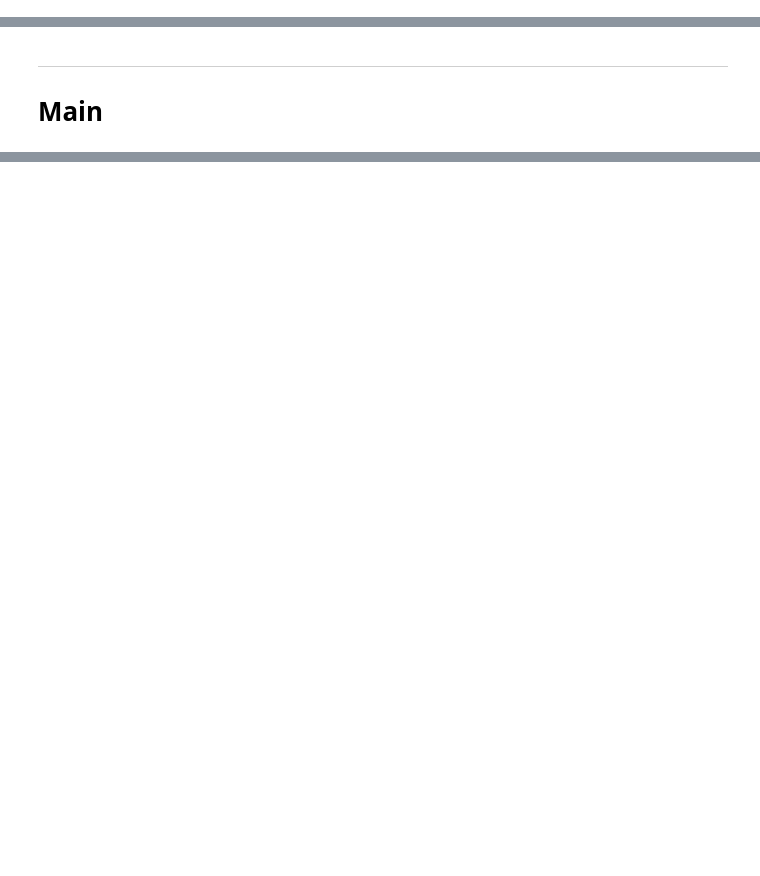
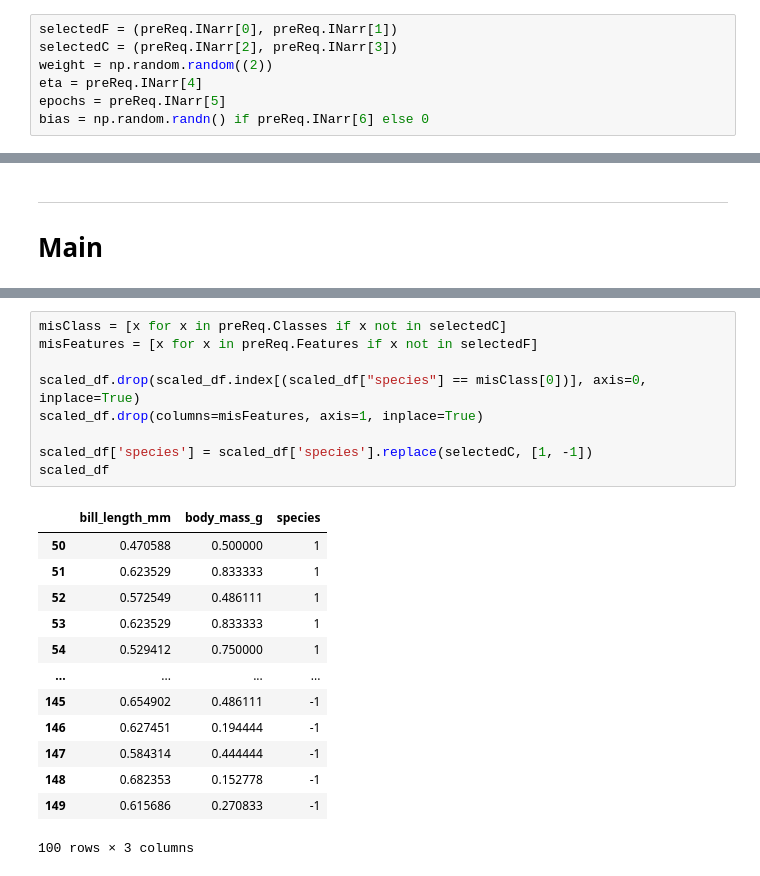
Before and after one commit to AhmedNasser1601/Penguins-Classifier, a Jupyter notebook: Model.ipynb, the cells around one changed output, grey strips where cells are left out. Drawn from its saved outputs; the diff is of its cells as text; blank space fills up the shorter version.

```diff
--- a/Model.ipynb
+++ b/Model.ipynb
@@ -49,3 +50,10 @@ scaled_df
+# %%
+selectedF = (preReq.INarr[0], preReq.INarr[1])
+selectedC = (preReq.INarr[2], preReq.INarr[3])
+weight = np.random.random((2))
+eta = preReq.INarr[4]
+epochs = preReq.INarr[5]
+bias = np.random.randn() if preReq.INarr[6] else 0
 # %% [markdown]
 ---
 # Visualizations
@@ -83,0 +92,23 @@ visualizeData()
+# %%
+misClass = [x for x in preReq.Classes if x not in selectedC]
+misFeatures = [x for x in preReq.Features if x not in selectedF]
+
+scaled_df.drop(scaled_df.index[(scaled_df["species"] == misClass[0])], axis=0, inplace=True)
+scaled_df.drop(columns=misFeatures, axis=1, inplace=True)
+
+scaled_df['species'] = scaled_df['species'].replace(selectedC, [1, -1])
+scaled_df
+# %% [output]
+|  | bill_length_mm | body_mass_g | species |
+| 50 | 0.470588 | 0.500000 | 1 |
+| 51 | 0.623529 | 0.833333 | 1 |
+| 52 | 0.572549 | 0.486111 | 1 |
+| 53 | 0.623529 | 0.833333 | 1 |
+| 54 | 0.529412 | 0.750000 | 1 |
+| ... | ... | ... | ... |
+| 145 | 0.654902 | 0.486111 | -1 |
+| 146 | 0.627451 | 0.194444 | -1 |
+| 147 | 0.584314 | 0.444444 | -1 |
+| 148 | 0.682353 | 0.152778 | -1 |
+| 149 | 0.615686 | 0.270833 | -1 |
+100 rows × 3 columns
```
Also changed, not shown: parts of 14 cells of this notebook, 1 other file.
